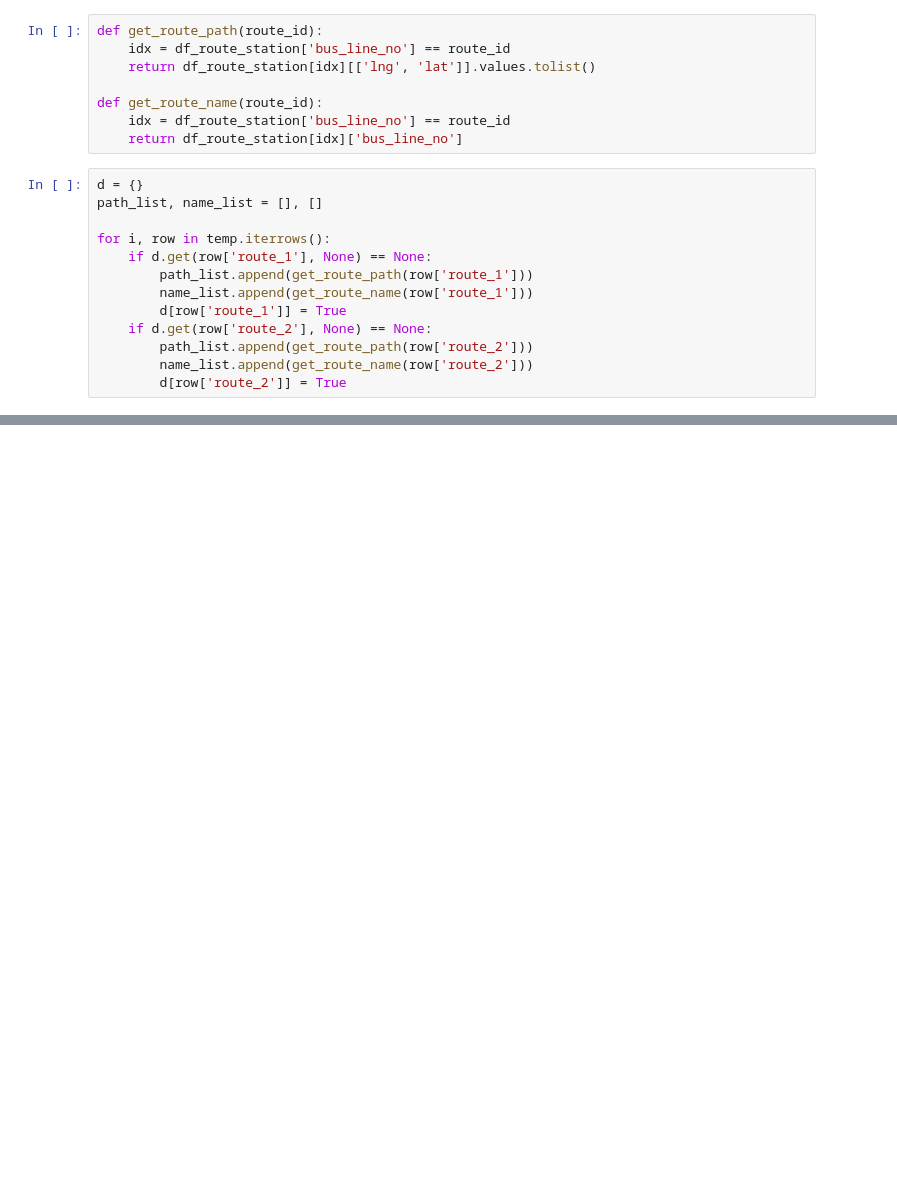
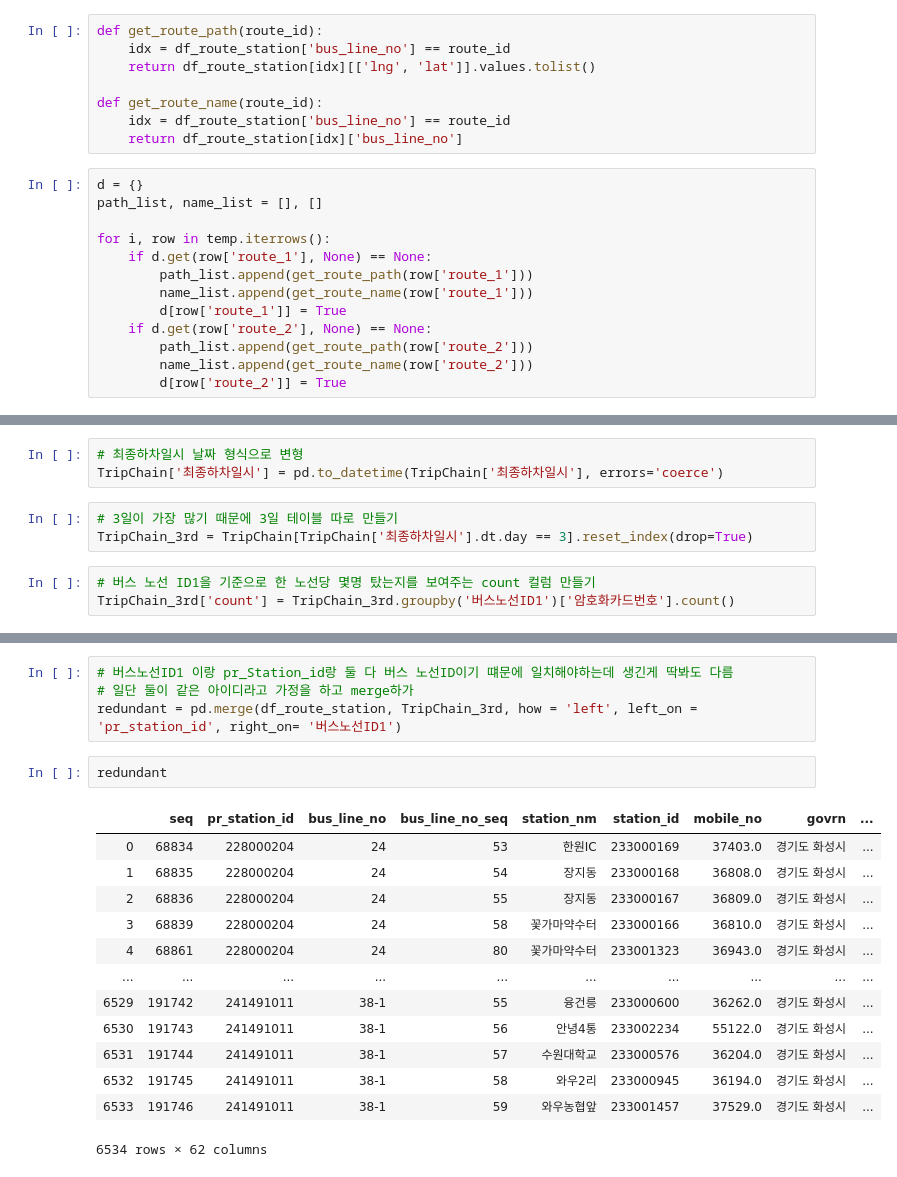
Before and after one commit to danbi5228/H_Bus, a Jupyter notebook: 중복도와 중복된 노선 이용량 구하기.ipynb, the cells around one changed output, grey strips where cells are left out. Saved outputs shown, nothing was run; the diff lists cells and outputs as text; blank space fills up the shorter version.

```diff
--- a/중복도.ipynb
+++ b/중복도와 중복된 노선 이용량 구하기.ipynb
@@ -290,0 +343,9 @@ draw_path(path_list, name_list, colors=[[255, 233, 0]]*len(path_list), opacity=0
+# %%
+# 최종하차일시 날짜 형식으로 변형
+TripChain['최종하차일시'] = pd.to_datetime(TripChain['최종하차일시'], errors='coerce')
+# %%
+# 3일이 가장 많기 때문에 3일 테이블 따로 만들기
+TripChain_3rd = TripChain[TripChain['최종하차일시'].dt.day == 3].reset_index(drop=True)
+# %%
+# 버스 노선 ID1을 기준으로 한 노선당 몇명 탔는지를 보여주는 count 컬럼 만들기
+TripChain_3rd['count'] = TripChain_3rd.groupby('버스노선ID1')['암호화카드번호'].count()
@@ -290,0 +374,20 @@ draw_path(path_list, name_list, colors=[[255, 233, 0]]*len(path_list), opacity=0
+# %%
+# 버스노선ID1 이랑 pr_Station_id랑 둘 다 버스 노선ID이기 떄문에 일치해야하는데 생긴게 딱봐도 다름
+# 일단 둘이 같은 아이디라고 가정을 하고 merge하가
+redundant = pd.merge(df_route_station, TripChain_3rd, how = 'left', left_on = 'pr_station_id', right_on= '버스노선ID1')
+# %%
+redundant
+# %% [output]
+|  | seq | pr_station_id | bus_line_no | bus_line_no_seq | station_nm | station_id | mobile_no | govrn | ... |
+| 0 | 68834 | 228000204 | 24 | 53 | 한원IC | 233000169 | 37403.0 | 경기도 화성시 | ... |
+| 1 | 68835 | 228000204 | 24 | 54 | 장지동 | 233000168 | 36808.0 | 경기도 화성시 | ... |
+| 2 | 68836 | 228000204 | 24 | 55 | 장지동 | 233000167 | 36809.0 | 경기도 화성시 | ... |
+| 3 | 68839 | 228000204 | 24 | 58 | 꽃가마약수터 | 233000166 | 36810.0 | 경기도 화성시 | ... |
+| 4 | 68861 | 228000204 | 24 | 80 | 꽃가마약수터 | 233001323 | 36943.0 | 경기도 화성시 | ... |
+| ... | ... | ... | ... | ... | ... | ... | ... | ... | ... |
+| 6529 | 191742 | 241491011 | 38-1 | 55 | 융건릉 | 233000600 | 36262.0 | 경기도 화성시 | ... |
+| 6530 | 191743 | 241491011 | 38-1 | 56 | 안녕4통 | 233002234 | 55122.0 | 경기도 화성시 | ... |
+| 6531 | 191744 | 241491011 | 38-1 | 57 | 수원대학교 | 233000576 | 36204.0 | 경기도 화성시 | ... |
+| 6532 | 191745 | 241491011 | 38-1 | 58 | 와우2리 | 233000945 | 36194.0 | 경기도 화성시 | ... |
+| 6533 | 191746 | 241491011 | 38-1 | 59 | 와우농협앞 | 233001457 | 37529.0 | 경기도 화성시 | ... |
+6534 rows × 62 columns
```
Also changed, not shown: parts of 30 cells of this notebook.
